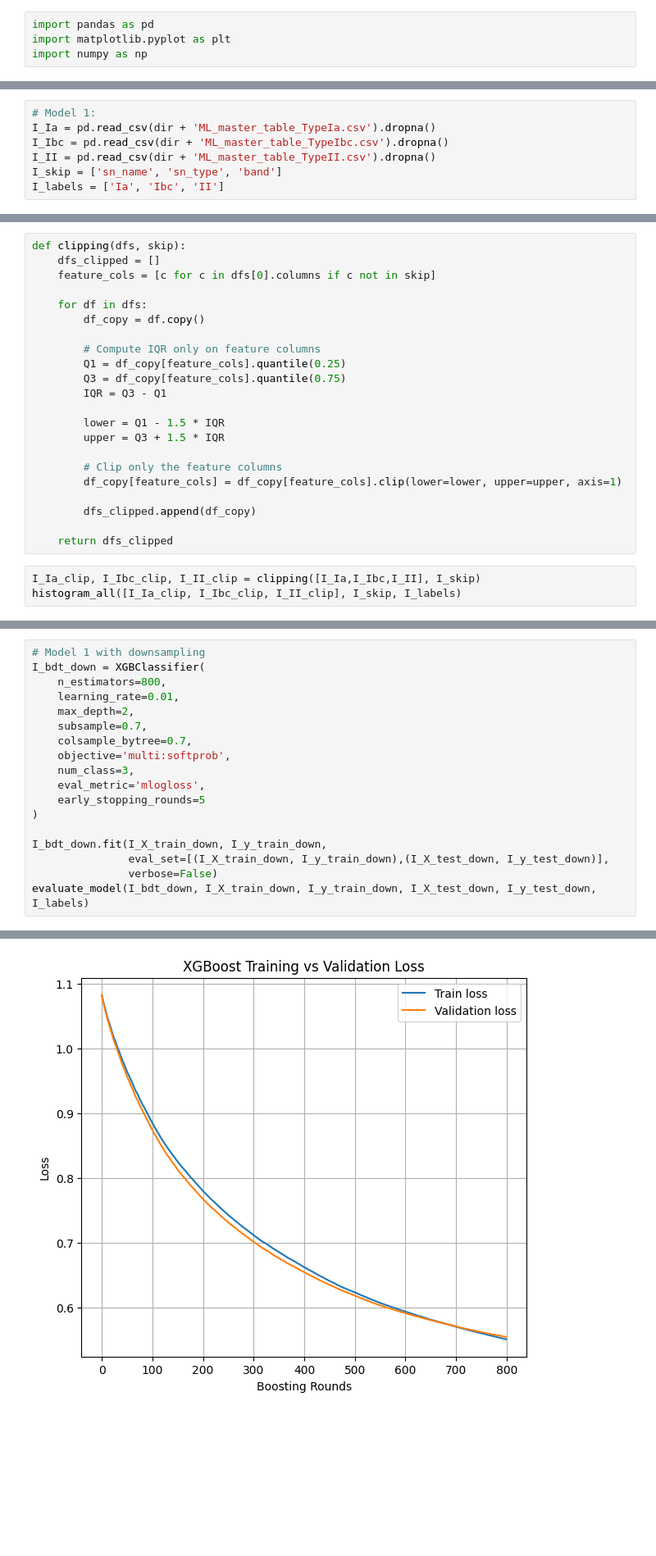
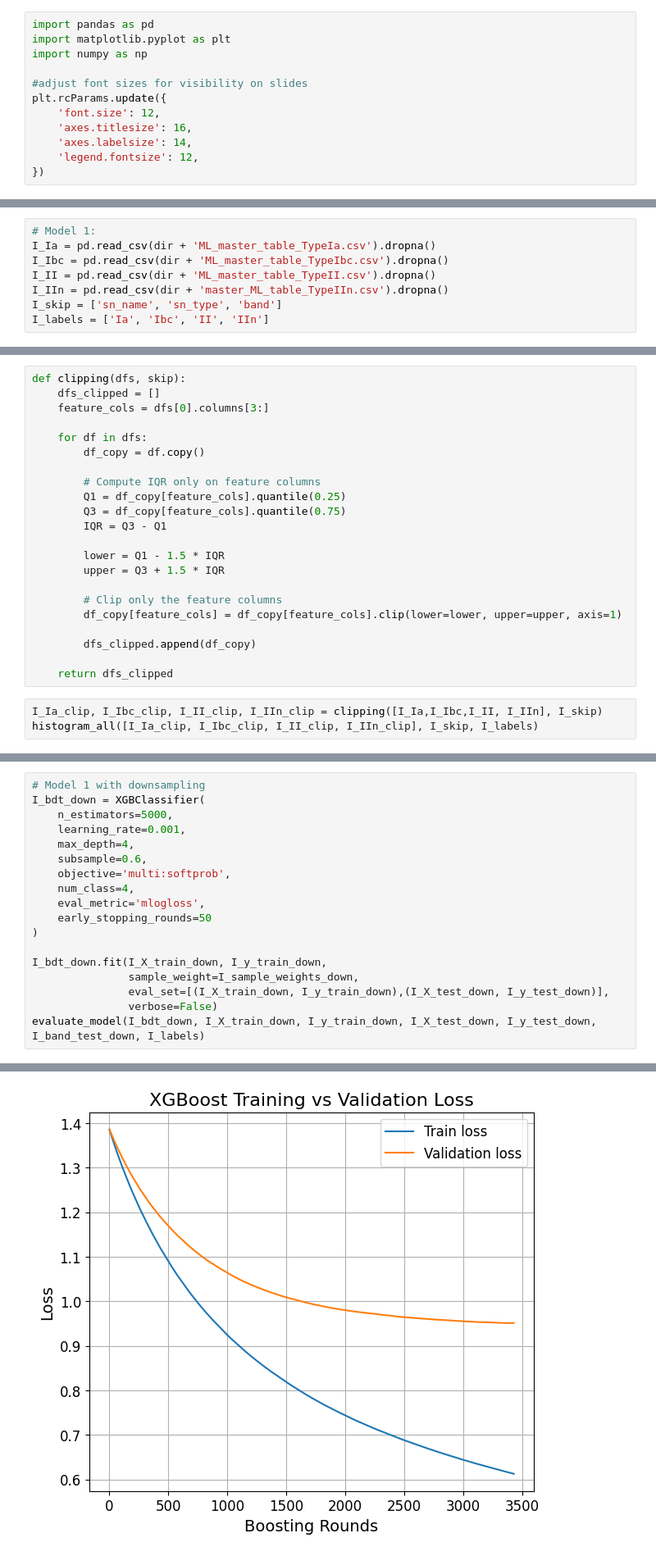
Before and after one commit to phongdang14/P-A_ML_Fall2025_TransformerTeam, a Jupyter notebook: Team transformer.ipynb, the cells around one changed output, grey strips where cells are left out. Shown at 82% size. Drawn from its saved outputs; the diff is of its cells as text; blank space fills up the shorter version.

```diff
--- a/Team transformer.ipynb
+++ b/Team transformer.ipynb
@@ -15,4 +16,12 @@ Drive already mounted at /content/drive; to attempt to forcibly remount, call dr
 import pandas as pd
 import matplotlib.pyplot as plt
 import numpy as np
+
+#adjust font sizes for visibility on slides
+plt.rcParams.update({
+    'font.size': 12,
+    'axes.titlesize': 16,
+    'axes.labelsize': 14,
+    'legend.fontsize': 12,
+})
 # %% [markdown]
@@ -24,7 +33,8 @@ First, we load datasets of both models.
 I_Ia = pd.read_csv(dir + 'ML_master_table_TypeIa.csv').dropna()
 I_Ibc = pd.read_csv(dir + 'ML_master_table_TypeIbc.csv').dropna()
 I_II = pd.read_csv(dir + 'ML_master_table_TypeII.csv').dropna()
+I_IIn = pd.read_csv(dir + 'master_ML_table_TypeIIn.csv').dropna()
 I_skip = ['sn_name', 'sn_type', 'band']
-I_labels = ['Ia', 'Ibc', 'II']
+I_labels = ['Ia', 'Ibc', 'II', 'IIn']
 # %%
 # Model 2:
@@ -77,7 +88,7 @@ Both these datasets show presence of outliers, which can skew the model. We use
 # %%
 def clipping(dfs, skip):
     dfs_clipped = []
-    feature_cols = [c for c in dfs[0].columns if c not in skip]
+    feature_cols = dfs[0].columns[3:]
 
     for df in dfs:
         df_copy = df.copy()
@@ -97,6 +108,6 @@ def clipping(dfs, skip):
 
     return dfs_clipped
 # %%
-I_Ia_clip, I_Ibc_clip, I_II_clip = clipping([I_Ia,I_Ibc,I_II], I_skip)
-histogram_all([I_Ia_clip, I_Ibc_clip, I_II_clip], I_skip, I_labels)
+I_Ia_clip, I_Ibc_clip, I_II_clip, I_IIn_clip = clipping([I_Ia,I_Ibc,I_II, I_IIn], I_skip)
+histogram_all([I_Ia_clip, I_Ibc_clip, I_II_clip, I_IIn_clip], I_skip, I_labels)
 # %% [output]
@@ -736,19 +1125,19 @@ The training set:
 # %%
 # Model 1 with downsampling
 I_bdt_down = XGBClassifier(
-    n_estimators=800,
-    learning_rate=0.01,
-    max_depth=2,
-    subsample=0.7,
-    colsample_bytree=0.7,
+    n_estimators=5000,
+    learning_rate=0.001,
+    max_depth=4,
+    subsample=0.6,
     objective='multi:softprob',
-    num_class=3,
+    num_class=4,
     eval_metric='mlogloss',
-    early_stopping_rounds=5
+    early_stopping_rounds=50
 )
 
 I_bdt_down.fit(I_X_train_down, I_y_train_down,
+               sample_weight=I_sample_weights_down,
                eval_set=[(I_X_train_down, I_y_train_down),(I_X_test_down, I_y_test_down)],
                verbose=False)
-evaluate_model(I_bdt_down, I_X_train_down, I_y_train_down, I_X_test_down, I_y_test_down, I_labels)
+evaluate_model(I_bdt_down, I_X_train_down, I_y_train_down, I_X_test_down, I_y_test_down, I_band_test_down, I_labels)
 # %% [output]
@@ -773 +1162 @@ The training set:
-[figure, old version]
+[figure, new version]
```
Also changed, not shown: parts of 44 cells of this notebook.
